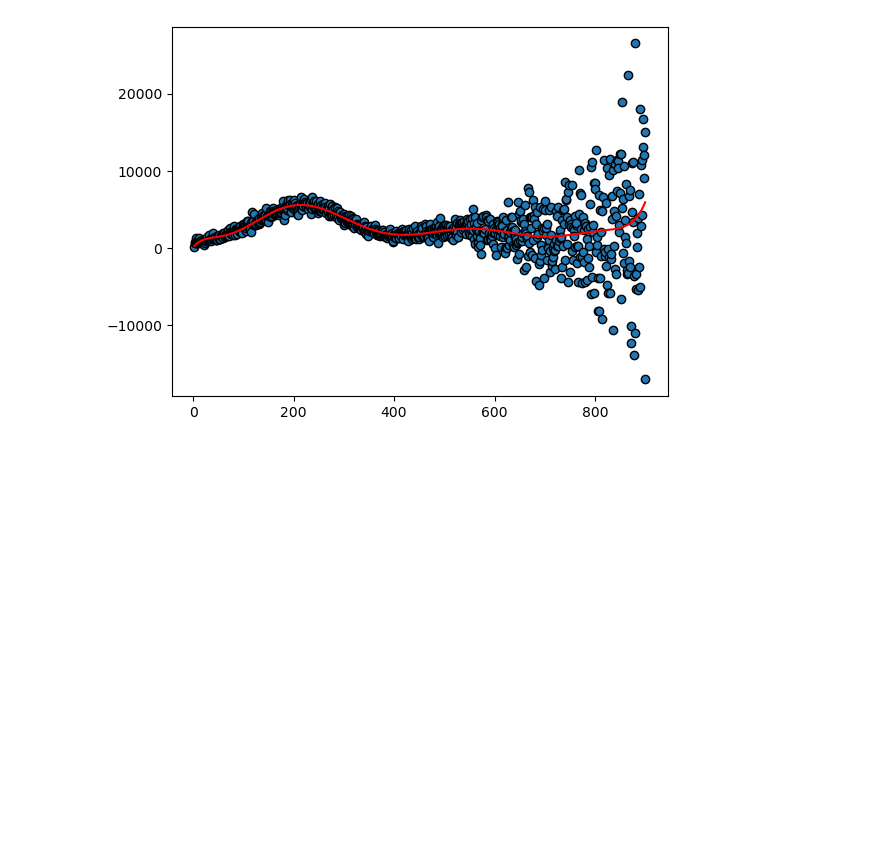
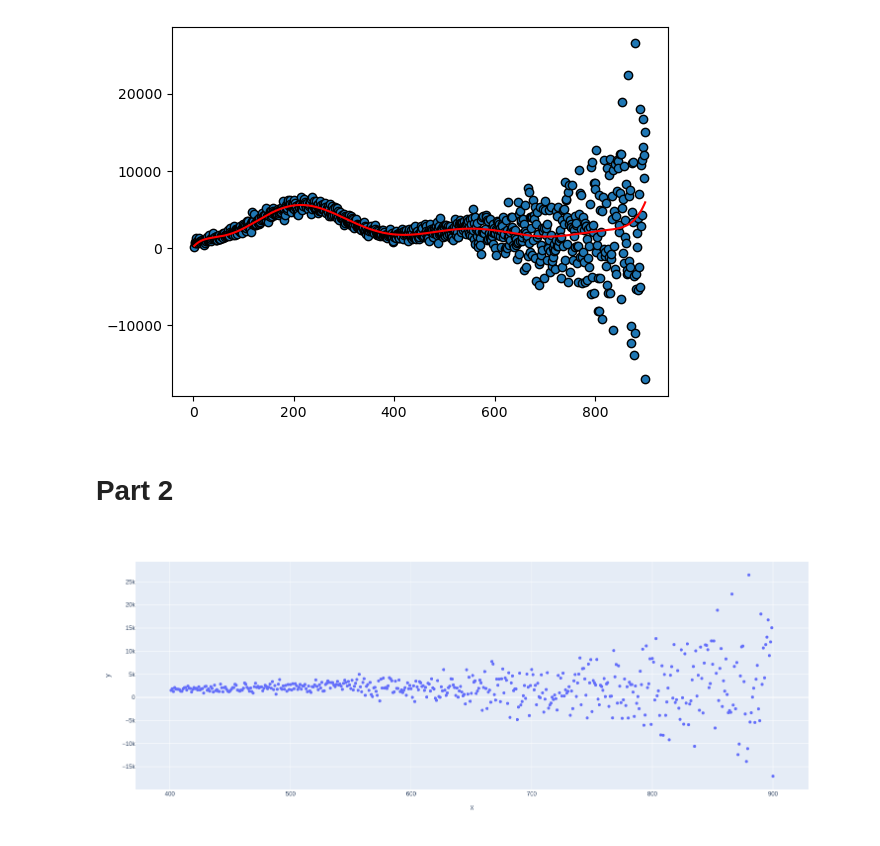
Before and after one commit to FilMastro/SL-homework1, a Jupyter notebook: hw1.ipynb, the cells around one changed output. Drawn from its saved outputs; the diff is of its cells as text; code cells hidden in the pictures; blank space fills up the shorter version.

Commit message:
Added part 2

```diff
--- a/hw1.ipynb
+++ b/hw1.ipynb
@@ -402,3 +402,27 @@ plt.plot(data.x,y_hat,color='red')
 plt.show()
 # %% [output]
 [figure]
+# %% [markdown]
+# Part 2
+# %%
+import numpy as np
+import pandas as pd
+import plotly.express as px
+import statsmodels.api as sm
+import plotly.graph_objects as go
+from sklearn.model_selection import KFold as kf
+from sklearn.linear_model import LinearRegression
+from sklearn.metrics import mean_squared_error
+from sklearn.preprocessing import SplineTransformer
+
+df = pd.read_csv('wmap.csv', skiprows = 400, names=["x", "y"]) # This is the DataFrame we will use.
+wmap_sb = pd.read_csv('wmap.csv', delimiter = ',', nrows = 400) # Here we store the remaining rows
+
+x = df.to_numpy(dtype=int)[:, 0]
+y = df.to_numpy()[:, 1]
+X = sm.add_constant(x.reshape(-1, 1))
+# %%
+fig0 = px.scatter(x = x, y =y, width=800, height=600)
+fig0.show()
+# %% [output]
+[figure, added]
```
Also changed, not shown: parts of 27 cells of this notebook.
